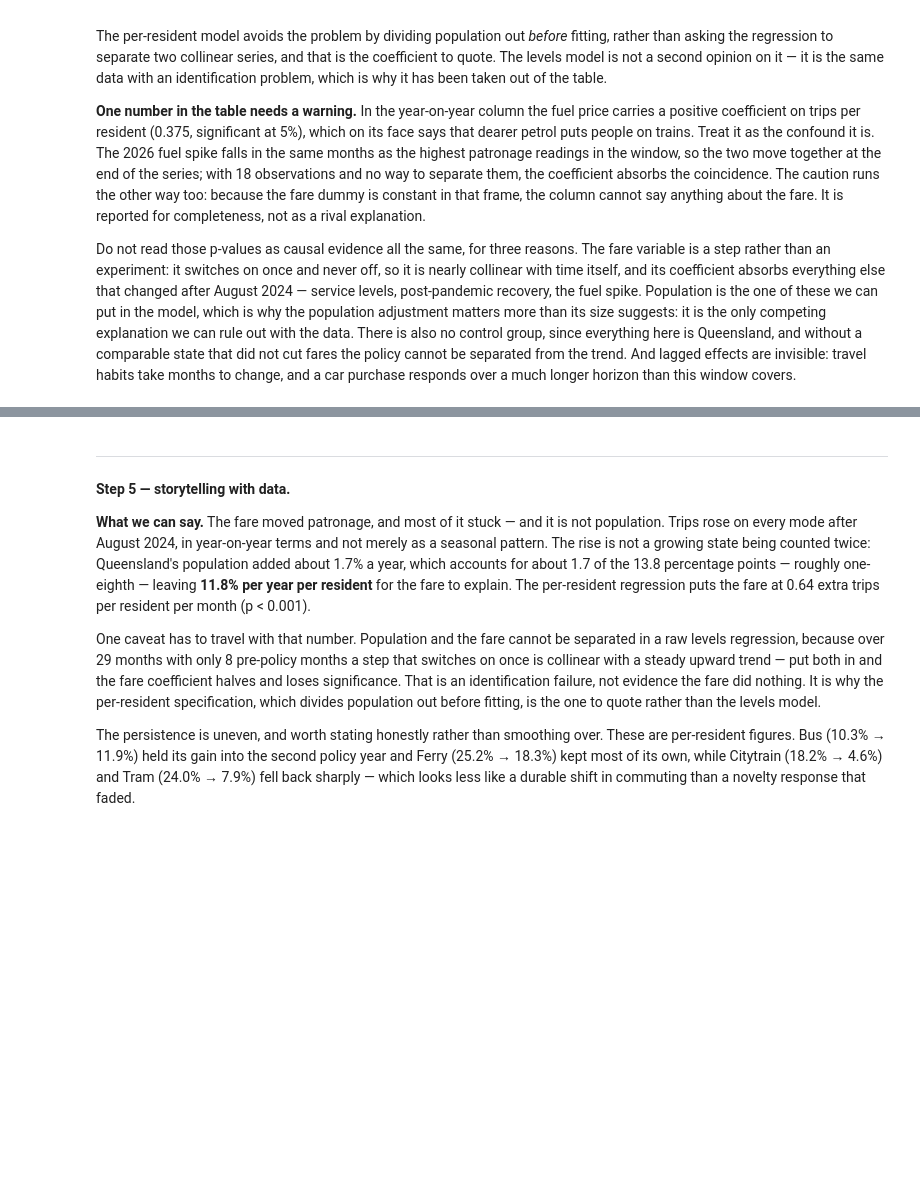
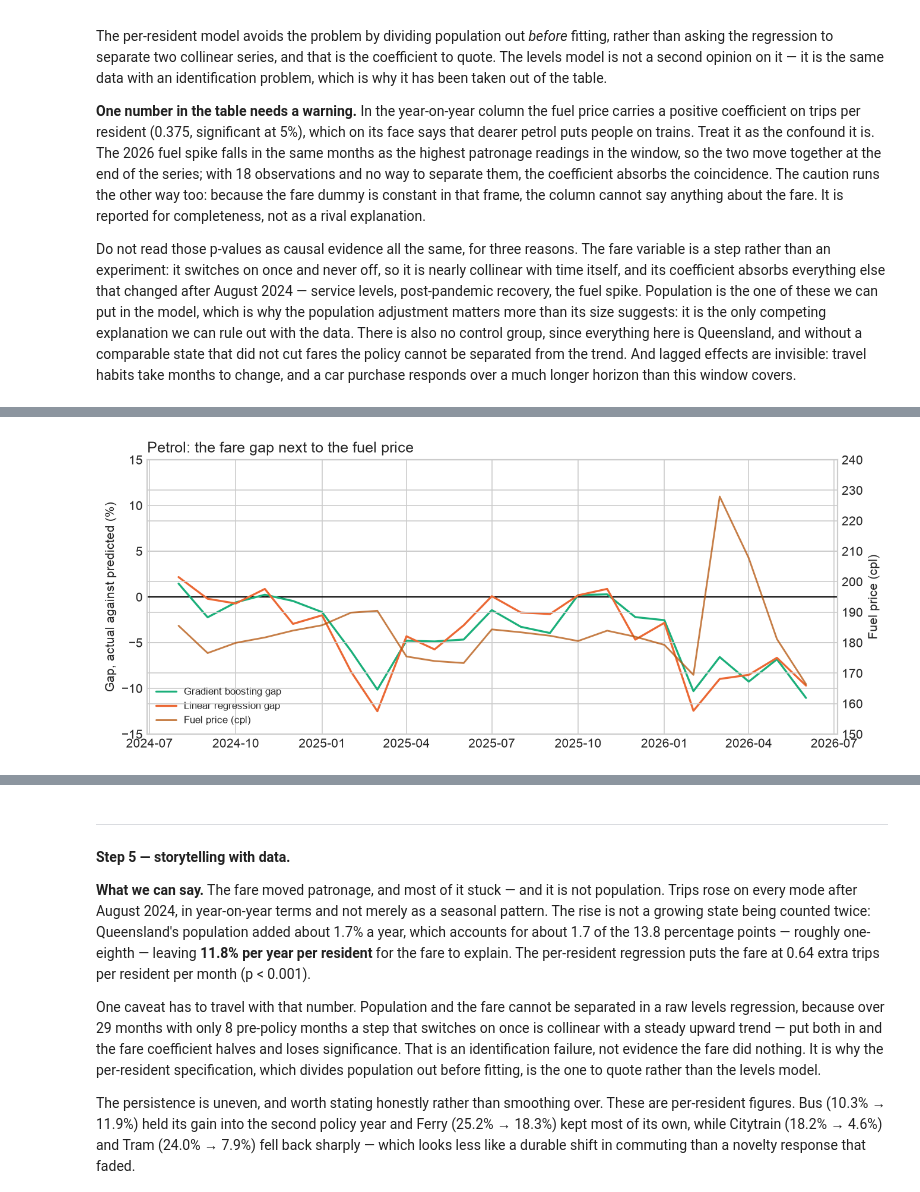
Before and after one commit to GLaDOSupercarry/DATA7001-Gr1-Project-26s2, a Jupyter notebook: project report code.ipynb, the cells around one changed output, grey strips where cells are left out. Drawn from its saved outputs; the diff is of its cells as text; code cells hidden in the pictures; blank space fills up the shorter version.

```diff
--- a/project report code.ipynb
+++ b/project report code.ipynb
@@ -1175,0 +1812,11 @@ horizon than this window covers.
+# %%
+# The guide's combined charts need one CSV per model per file, main run only,
+# carrying the validation and policy rows.
+for (model_name, file_name, run), preds in RUNS.items():
+    if run != 'main':
+        continue
+    path = MODEL_OUT / f'{MODELS[model_name]["tag"]}_{file_name.lower()}_predictions.csv'
+    preds[['date', 'actual', 'predicted', 'split']].to_csv(path, index=False)
+    print(f'{path.relative_to(ROOT)}: {len(preds)} rows '
+          f'({(preds["split"] == "validation").sum()} validation, '
+          f'{(preds["split"] == "policy").sum()} policy)')
@@ -1175,0 +1914,24 @@ horizon than this window covers.
+# %%
+# The same policy months as chart 2, with the fuel price drawn over them on the right
+# axis. If the gap were tracking the price the two would move together; they do not.
+fig, ax = plt.subplots(figsize=(10, 4))
+ax.axhline(0, color='black', lw=1)
+fuel_lines = []
+for model_name, look in MODELS.items():
+    group = fuel_gaps[fuel_gaps['model'] == model_name]
+    fuel_lines += ax.plot(group['date'], group['gap'], color=look['colour'], lw=1.6,
+                          label=f'{model_name} gap')
+ax.set_ylabel('Gap, actual against predicted (%)')
+ax.set_ylim(-15, 15)
+ax.set_title('Petrol: the fare gap next to the fuel price', loc='left')
+
+fuel_ax = ax.twinx()
+fuel_lines += fuel_ax.plot(fuel_tree['date'], fuel_tree['qld_ulp_price_cpl'], color='#b45309',
+                           lw=1.4, alpha=0.75, label='Fuel price (cpl)')
+fuel_ax.set_ylabel('Fuel price (cpl)')
+fuel_ax.set_ylim(150, 240)
+
+ax.legend(fuel_lines, [line.get_label() for line in fuel_lines], loc='lower left', fontsize=8)
+save(fig, MODEL_OUT / 'petrol_fuel_price_check.png')
+# %% [output]
+[figure, added]
```
Also changed, not shown: parts of 21 cells of this notebook.
